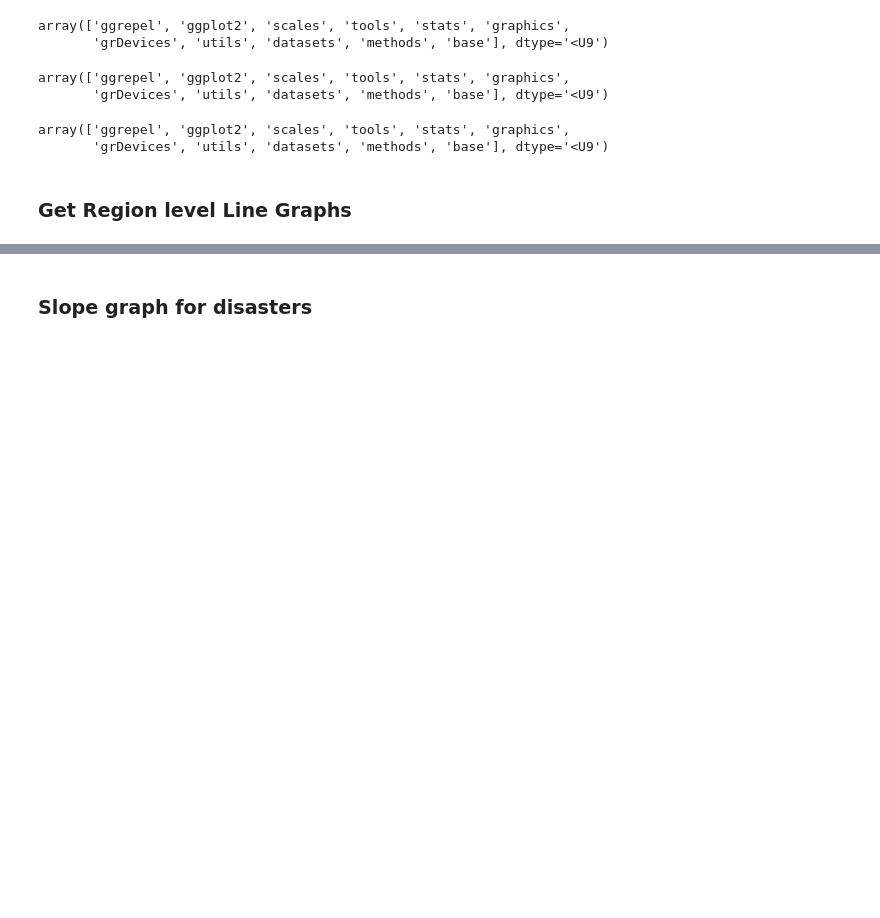
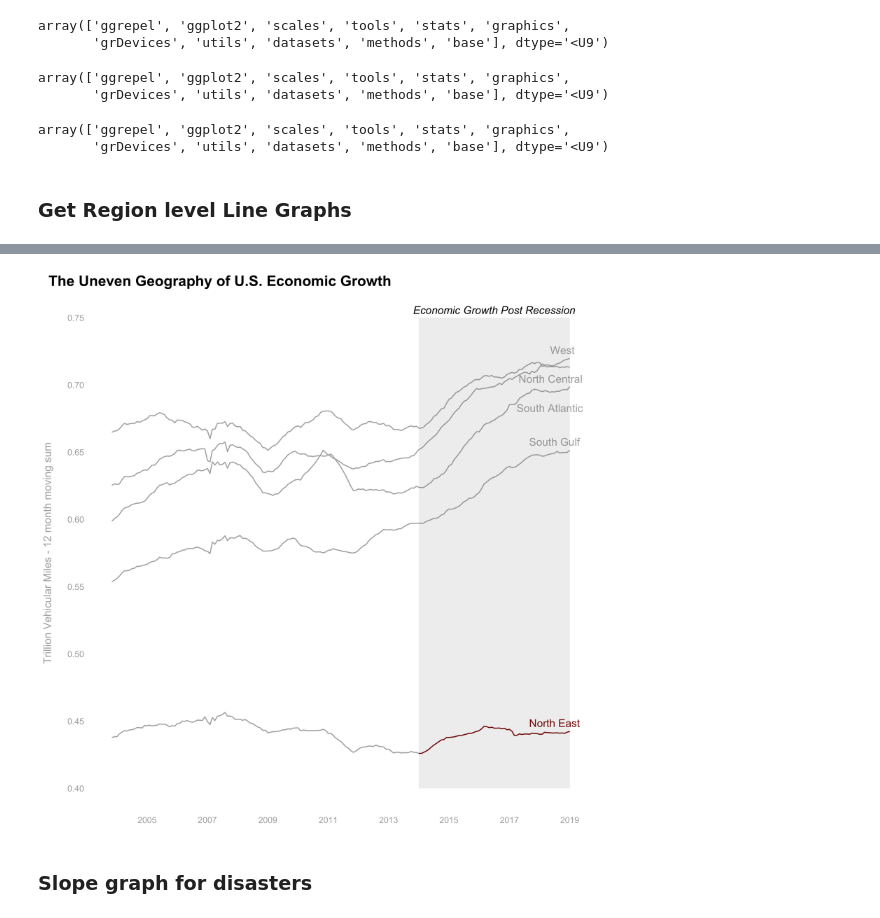
Before and after one commit to ShishirKumar93/Monthly-Traffic-Volume-Analysis, a Jupyter notebook: Graphs.ipynb, the cells around one changed output, grey strips where cells are left out. Cells and saved outputs as stored; diff of their text form; code cells hidden in the pictures; blank space fills up the shorter version.

```diff
--- a/Graphs.ipynb
+++ b/Graphs.ipynb
@@ -126,24 +122,26 @@ ggsave('/Users/MrMndFkr/Desktop/Monthly-Traffic-Volume-Analysis/Region Wise I.pd
 # %%
 %%R -w 8 -h 8 --units in -r 400
 ggplot(b) +
     geom_line(aes(x=date,y=rolling_miles, group = region), colour = 'grey69') +
     geom_line(data = subset(b, date >= '2014-01-01' & region == 'North_East'), aes(x=date,y=rolling_miles), colour = 'red4') +
     geom_text(data = subset(b, month == "201901" & region == 'South_Gulf'), aes(label = gsub("_", " ", region), colour = 'grey69', x = as.POSIXct("2019-01-01", format = "%Y-%m-%d"), y = rolling_miles),  hjust = 0.8, vjust = -0.6, colour = 'grey69') +
     geom_text(data = subset(b, month == "201901" & region == 'South_Atlantic'), aes(label = gsub("_", " ", region), colour = 'grey69', x = as.POSIXct("2019-01-01", format = "%Y-%m-%d"), y = rolling_miles), hjust = 0.8, vjust = 3.3, colour = 'grey69') +
     geom_text(data = subset(b, month == "201901" & region == 'North_Central'), aes(label = gsub("_", " ", region), colour = 'grey69', x = as.POSIXct("2019-01-01", format = "%Y-%m-%d"), y = rolling_miles), hjust = 0.8, vjust = 2, colour = 'grey69') +
     geom_text(data = subset(b, month == "201901" & region == 'West'), aes(label = gsub("_", " ", region), colour = 'grey69', x = as.POSIXct("2019-01-01", format = "%Y-%m-%d"), y = rolling_miles), hjust = 0.8, vjust = -0.6, colour = 'grey69') +
     geom_text(data = subset(b, month == "201901" & region == 'North_East'), aes(label = gsub("_", " ", region), colour = 'grey69', x = as.POSIXct("2019-01-01", format = "%Y-%m-%d"), y = rolling_miles), hjust = 0.8, vjust = -0.6, colour = 'red4') +
     theme_minimal() +
     theme(panel.grid.major = element_blank(),panel.grid.minor = element_blank(), axis.title.x = element_blank(), legend.position = "None") +
     annotate(geom='rect', xmin = as.POSIXct("2014-01-01", format = "%Y-%m-%d"), xmax = as.POSIXct("2019-01-01", format = "%Y-%m-%d"), ymin = 0.4, ymax = 0.75, alpha = 0.1 ) +
     annotate(geom='text', x = as.POSIXct("2016-07-01", format = "%Y-%m-%d"), y = 0.75, label = 'Economic Growth Post Recession', vjust = -0.5, fontface = 'italic') +
     ylab("Trillion Vehicular Miles - 12 month moving sum\n") +
     scale_y_continuous(limits = c(0.4,0.75), breaks = seq(0.4, 0.75, by = 0.05)) +
     scale_x_datetime(date_breaks = '2 year', labels=date_format('%Y')) +
     labs( title = "The Uneven Geography of U.S. Economic Growth") +
-    theme(plot.title = element_text(size=16, face = "bold")) +
-    theme(plot.title = element_text(vjust = -1.5, hjust = 0.5 ))
+    theme(plot.title = element_text(size=15, face = "bold"), axis.title.y = element_text(colour = 'grey69'), axis.text = element_text(colour = 'grey69') ) +
+    theme(plot.title = element_text(hjust = -0.25))
 
-ggsave('/Users/MrMndFkr/Desktop/Monthly-Traffic-Volume-Analysis/Region Wise II.pdf', units = 'in', width = 8.5, height = 8)
+#ggsave('/Users/MrMndFkr/Desktop/Monthly-Traffic-Volume-Analysis/Region Wise II.pdf', units = 'in', width = 8.5, height = 8)
+# %% [output]
+[figure, added]
 # %% [markdown]
 ### Slope graph for disasters
```
Also changed, not shown: parts of 13 cells of this notebook, 5 other files.
